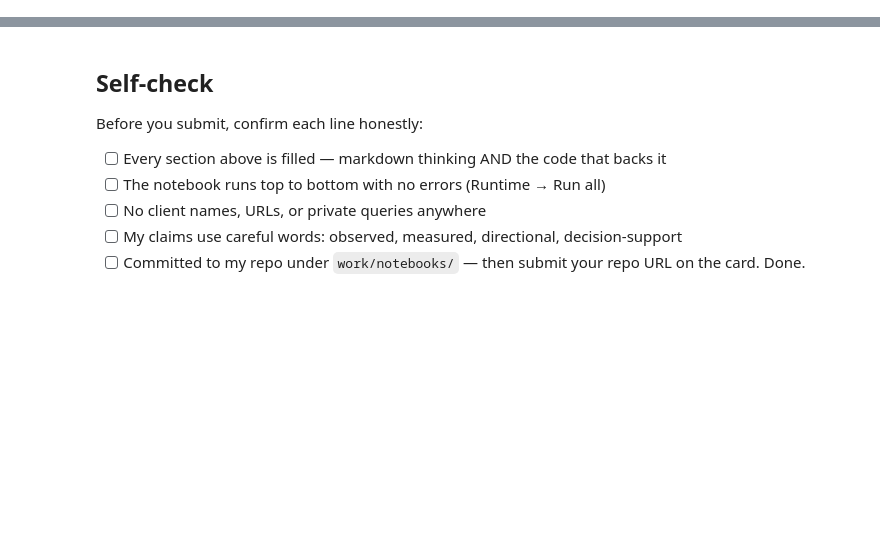
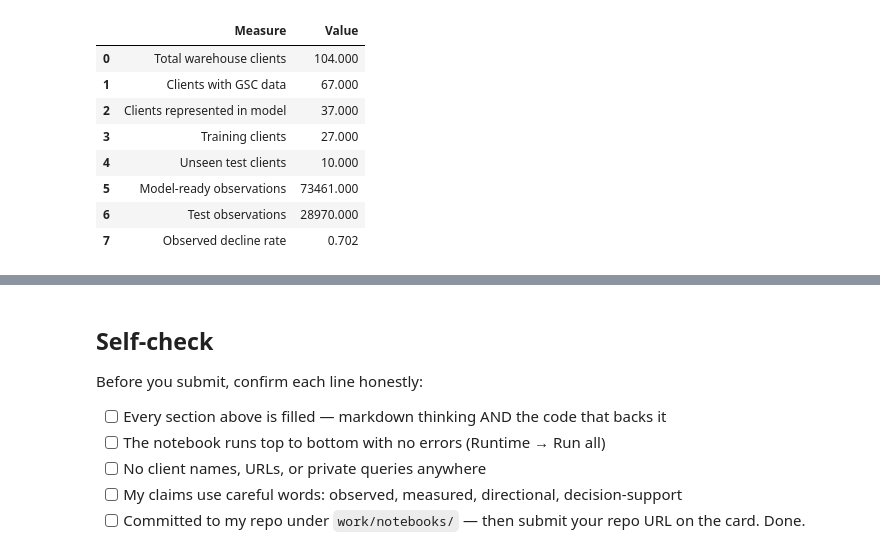
Before and after one commit to daniakhan123/flyrank-ml-internship-starter, a Jupyter notebook: work/notebooks/capstone.ipynb, the cells around one changed output, grey strips where cells are left out. Saved outputs shown, nothing was run; the diff lists cells and outputs as text; code cells hidden in the pictures; blank space fills up the shorter version.

```diff
--- a/work/notebooks/capstone.ipynb
+++ b/work/notebooks/capstone.ipynb
@@ -44,6 +501,44 @@ This analysis supports a content-prioritization decision: identifying which cont
 # %%
-# This cell is for CODE (numbers, a query, a check).
-# Write your text answer in the cell ABOVE this one — typing sentences here breaks Run All.
+# Section 5 — Validation and coverage summary
+
+limitations_summary = pd.DataFrame({
+    "Measure": [
+        "Total warehouse clients",
+        "Clients with GSC data",
+        "Clients represented in model",
+        "Training clients",
+        "Unseen test clients",
+        "Model-ready observations",
+        "Test observations",
+        "Observed decline rate"
+    ],
+    "Value": [
+        104,
+        67,
+        model_ready["client_hash_id"].nunique(),
+        groups_train.nunique(),
+        groups_test.nunique(),
+        len(model_ready),
+        len(X_test),
+        y.mean()
+    ]
+})
+
+display(
+    limitations_summary.style.format({
+        "Value": lambda x: f"{x:.3f}" if isinstance(x, float) else f"{int(x):,}"
+    })
+)
+# %% [output]
+|  | Measure | Value |
+| 0 | Total warehouse clients | 104.000 |
+| 1 | Clients with GSC data | 67.000 |
+| 2 | Clients represented in model | 37.000 |
+| 3 | Training clients | 27.000 |
+| 4 | Unseen test clients | 10.000 |
+| 5 | Model-ready observations | 73461.000 |
+| 6 | Test observations | 28970.000 |
+| 7 | Observed decline rate | 0.702 |
 # %% [markdown]
 ## 6. Ranked recommendations
 
```
Also changed, not shown: parts of 15 cells of this notebook.
